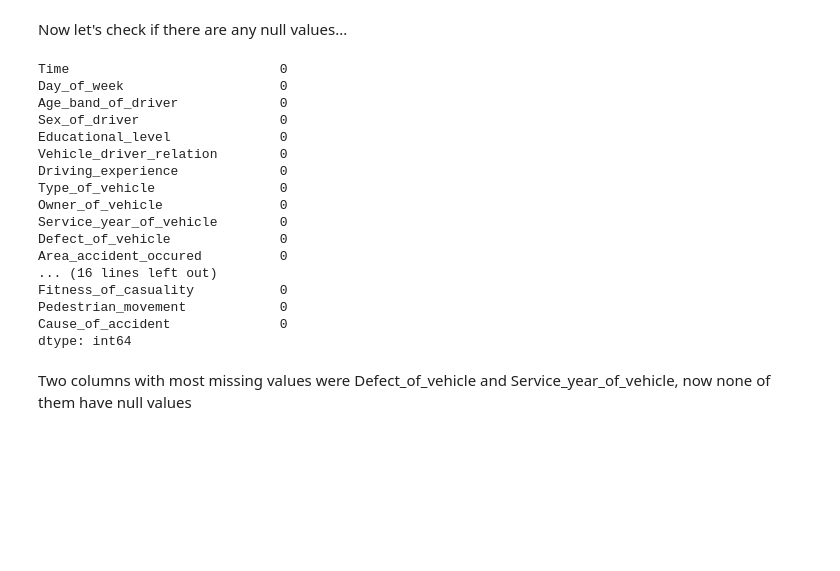
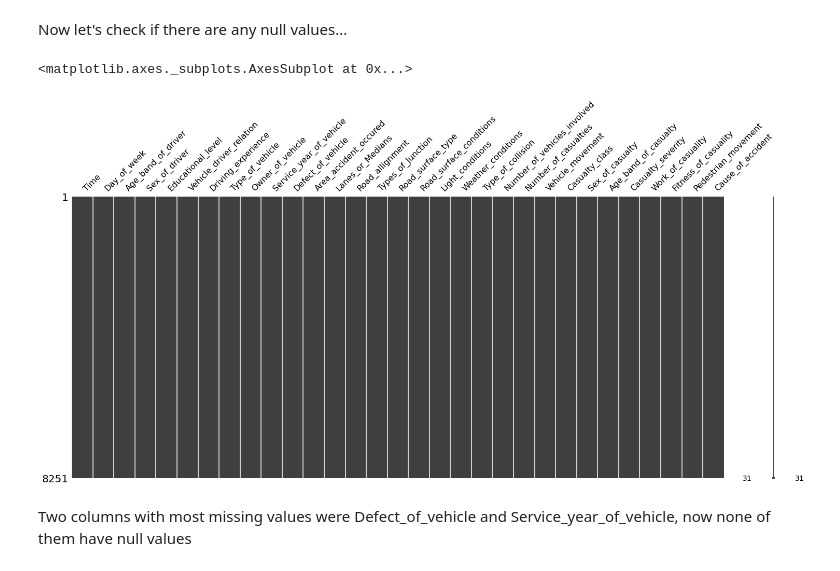
Before and after one commit to vedanthv/Road-Traffic-Accident-Severity-Classification, a Jupyter notebook: Cleaned_Notebook.ipynb, the cells around one changed output. Saved outputs shown, nothing was run; the diff lists cells and outputs as text; code cells hidden in the pictures; blank space fills up the shorter version.

Commit message:
missingno graph on cleaned data

```diff
--- a/Cleaned_Notebook.ipynb
+++ b/Cleaned_Notebook.ipynb
@@ -552,26 +552,11 @@ mean_imputer = SimpleImputer(strategy='most_frequent')# strategy can also be mea
 X_train.iloc[:,:] = mean_imputer.fit_transform(X_train)
 # %% [markdown]
 Now let's check if there are any null values...
-# %%
-X_train.isnull().sum()
-# %% [output]
-Time                           0
-Day_of_week                    0
-Age_band_of_driver             0
-Sex_of_driver                  0
-Educational_level              0
-Vehicle_driver_relation        0
-Driving_experience             0
-Type_of_vehicle                0
-Owner_of_vehicle               0
-Service_year_of_vehicle        0
-Defect_of_vehicle              0
-Area_accident_occured          0
-... (16 lines left out)
-Fitness_of_casuality           0
-Pedestrian_movement            0
-Cause_of_accident              0
-dtype: int64
+# %%
+msno.matrix(X_train)
+# %% [output]
+<matplotlib.axes._subplots.AxesSubplot at 0x...>
+[figure, added]
 # %% [markdown]
 Two columns with most missing values were Defect_of_vehicle and Service_year_of_vehicle, now none of them have null values
 # %%
```
Also changed, not shown: parts of 6 cells of this notebook.
